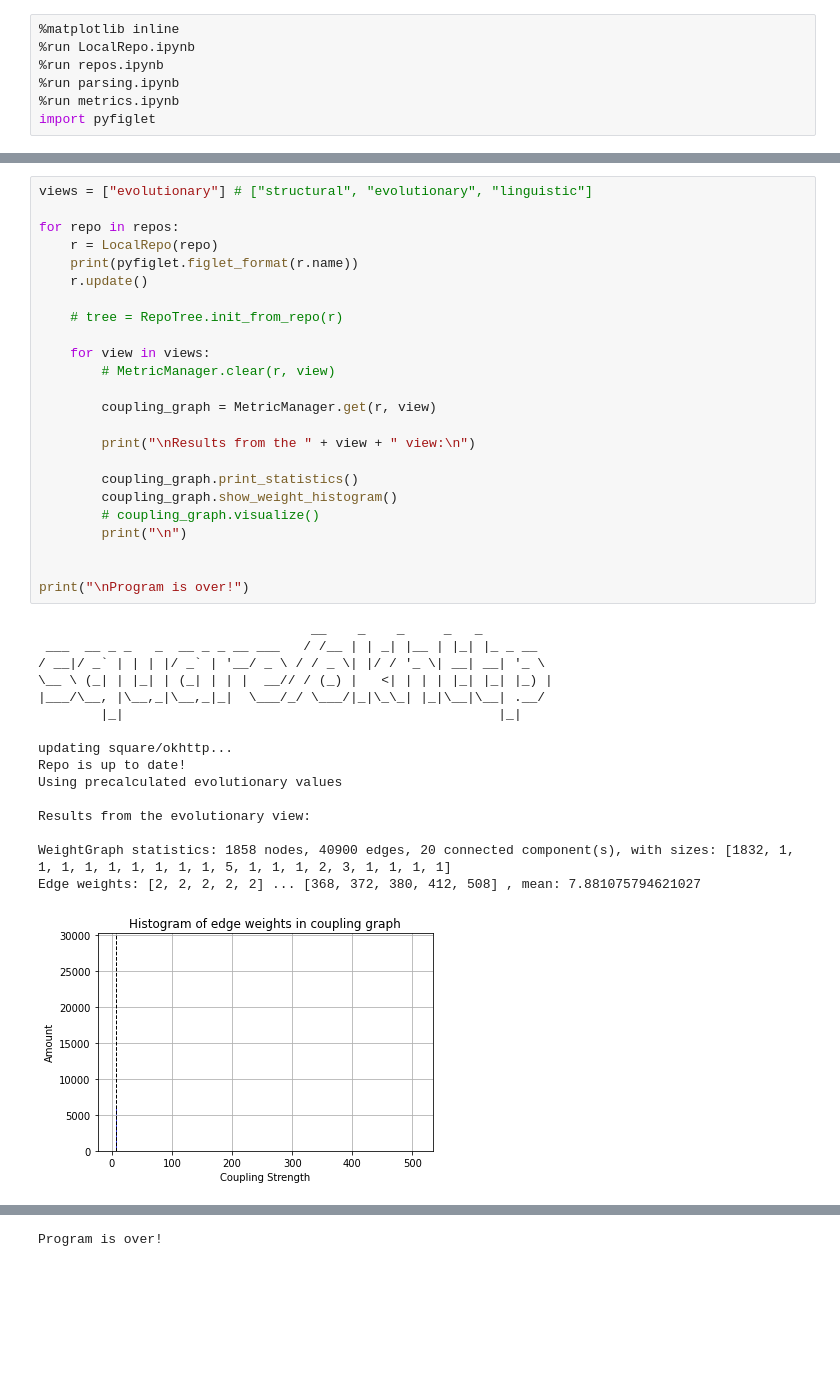
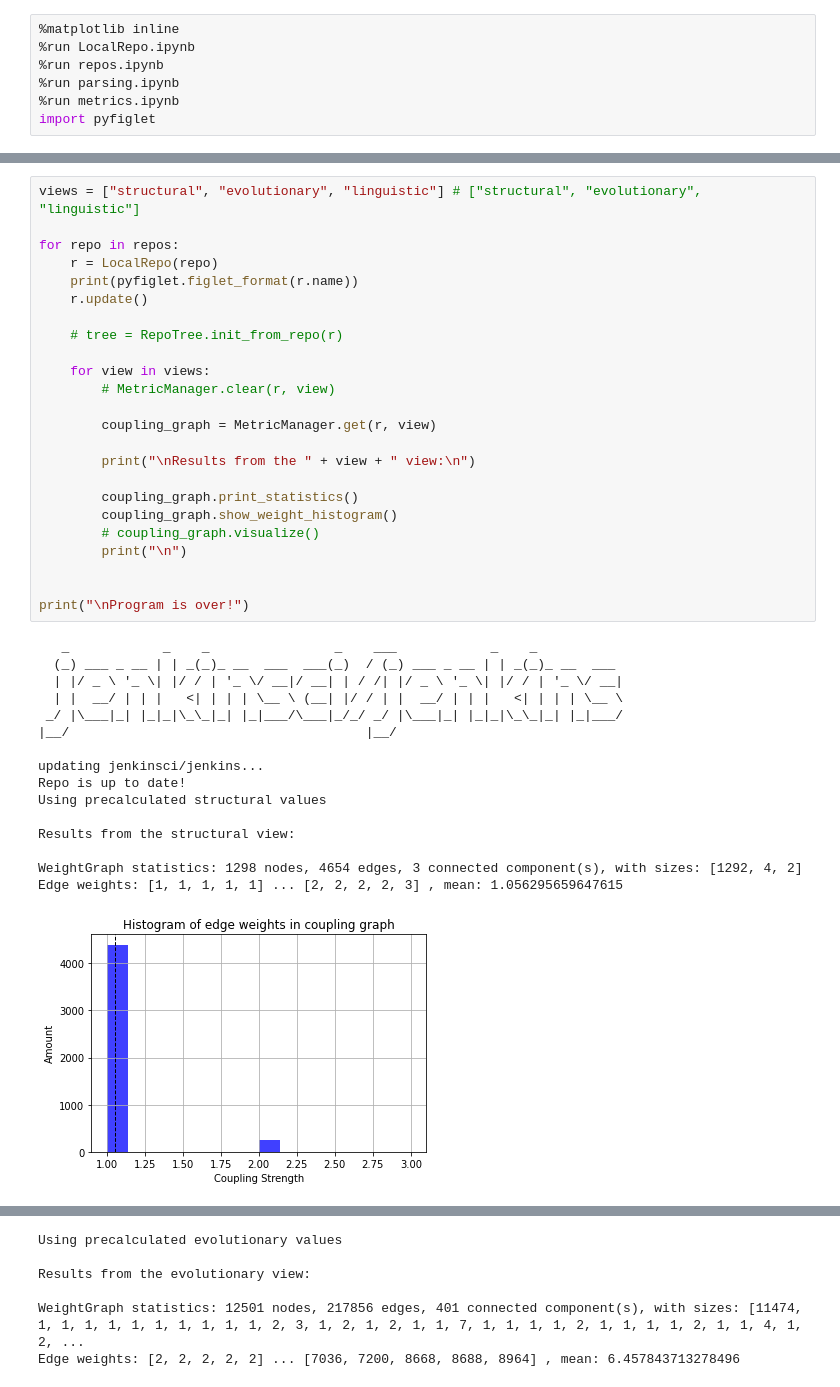
Before and after one commit to ErikBrendel/mvmm, a Jupyter notebook: _MAIN.ipynb, the cells around one changed output, grey strips where cells are left out. Drawn from its saved outputs; the diff is of its cells as text; blank space fills up the shorter version.

```diff
--- a/_MAIN.ipynb
+++ b/_MAIN.ipynb
@@ -12,41 +12,41 @@ repos
 # %%
-views = ["evolutionary"] # ["structural", "evolutionary", "linguistic"]
+views = ["structural", "evolutionary", "linguistic"] # ["structural", "evolutionary", "linguistic"]
 
 for repo in repos:
     r = LocalRepo(repo)
     print(pyfiglet.figlet_format(r.name))
     r.update()
 
     # tree = RepoTree.init_from_repo(r)
 
     for view in views:
         # MetricManager.clear(r, view)
 
         coupling_graph = MetricManager.get(r, view)
 
         print("\nResults from the " + view + " view:\n")
 
         coupling_graph.print_statistics()
         coupling_graph.show_weight_histogram()
         # coupling_graph.visualize()
         print("\n")
 
 
 print("\nProgram is over!")
 # %% [output]
-                                   __    _    _     _   _
- ___  __ _ _   _  __ _ _ __ ___   / /__ | | _| |__ | |_| |_ _ __
-/ __|/ _` | | | |/ _` | '__/ _ \ / / _ \| |/ / '_ \| __| __| '_ \
-\__ \ (_| | |_| | (_| | | |  __// / (_) |   <| | | | |_| |_| |_) |
-|___/\__, |\__,_|\__,_|_|  \___/_/ \___/|_|\_\_| |_|\__|\__| .__/
-        |_|                                                |_|
+   _            _    _                _    ___            _    _
+  (_) ___ _ __ | | _(_)_ __  ___  ___(_)  / (_) ___ _ __ | | _(_)_ __  ___
+  | |/ _ \ '_ \| |/ / | '_ \/ __|/ __| | / /| |/ _ \ '_ \| |/ / | '_ \/ __|
+  | |  __/ | | |   <| | | | \__ \ (__| |/ / | |  __/ | | |   <| | | | \__ \
+ _/ |\___|_| |_|_|\_\_|_| |_|___/\___|_/_/ _/ |\___|_| |_|_|\_\_|_| |_|___/
+|__/                                      |__/
 
-updating square/okhttp...
+updating jenkinsci/jenkins...
 Repo is up to date!
-Using precalculated evolutionary values
+Using precalculated structural values
 
-Results from the evolutionary view:
+Results from the structural view:
 
-WeightGraph statistics: 1858 nodes, 40900 edges, 20 connected component(s), with sizes: [1832, 1, 1, 1, 1, 1, 1, 1, 1, 1, 5, 1, 1, 1, 2, 3, 1, 1, 1, 1]
-Edge weights: [2, 2, 2, 2, 2] ... [368, 372, 380, 412, 508] , mean: 7.881075794621027
+WeightGraph statistics: 1298 nodes, 4654 edges, 3 connected component(s), with sizes: [1292, 4, 2]
+Edge weights: [1, 1, 1, 1, 1] ... [2, 2, 2, 2, 3] , mean: 1.056295659647615
-[figure, old version]
+[figure, new version]
@@ -54 +54,6 @@ Edge weights: [2, 2, 2, 2, 2] ... [368, 372, 380, 412, 508] , mean: 7.8810757946
-Program is over!
+Using precalculated evolutionary values
+
+Results from the evolutionary view:
+
+WeightGraph statistics: 12501 nodes, 217856 edges, 401 connected component(s), with sizes: [11474, 1, 1, 1, 1, 1, 1, 1, 1, 1, 1, 2, 3, 1, 2, 1, 2, 1, 1, 7, 1, 1, 1, 1, 2, 1, 1, 1, 1, 2, 1, 1, 4, 1, 2, ...
+Edge weights: [2, 2, 2, 2, 2] ... [7036, 7200, 8668, 8688, 8964] , mean: 6.457843713278496
```
Also changed, not shown: parts of 2 cells of this notebook, 3 other files.
